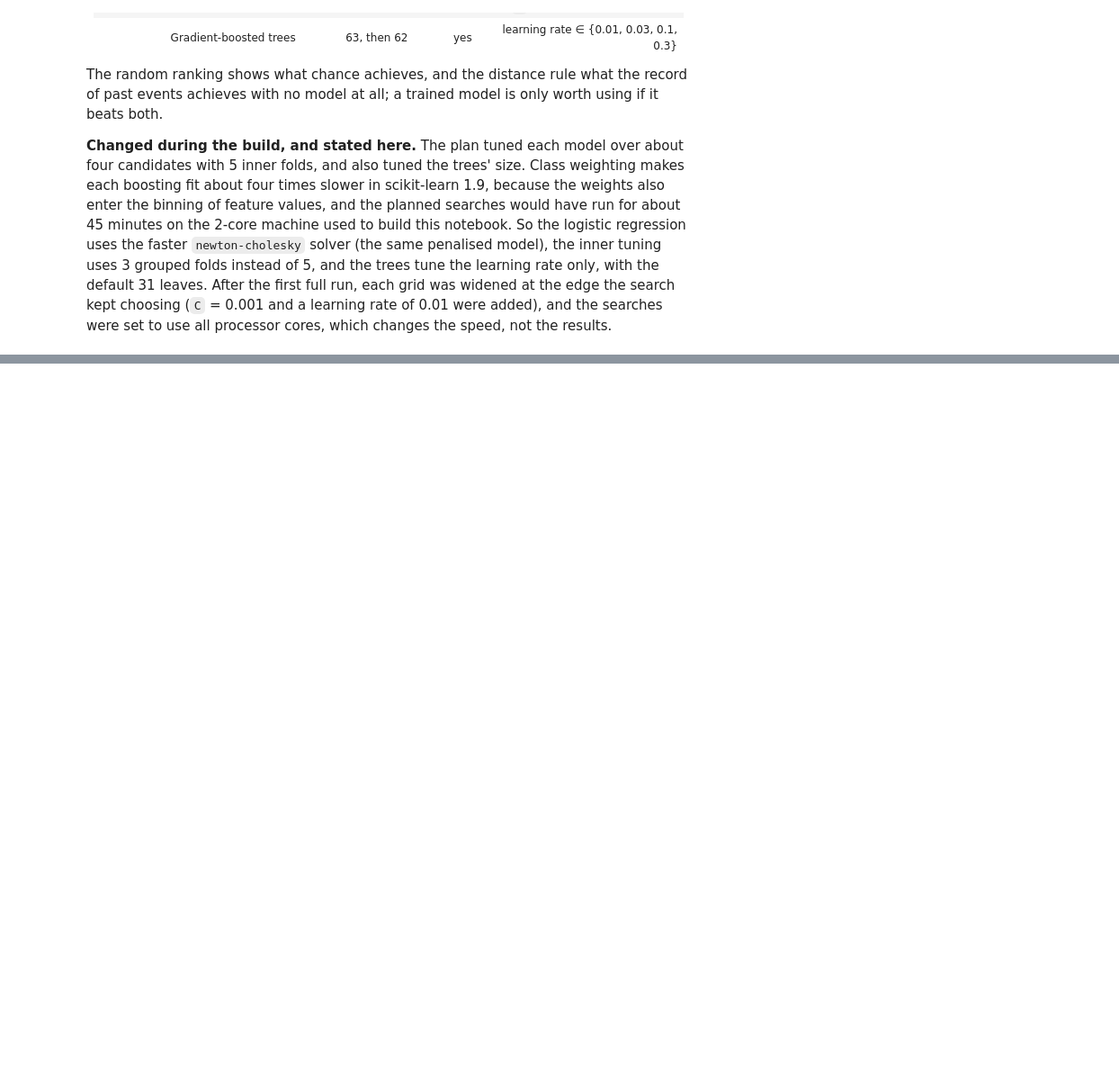
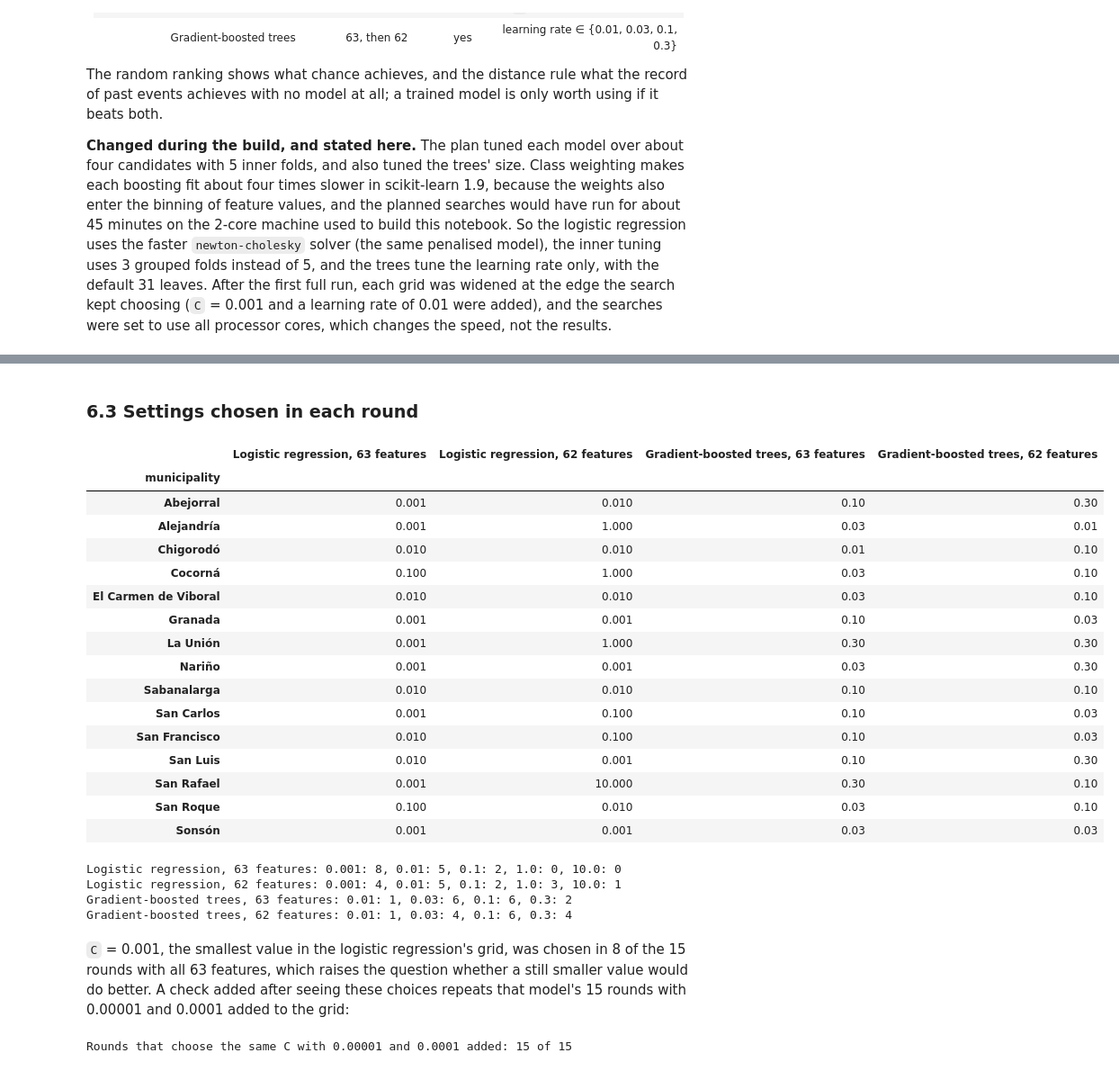
Before and after one commit to travisrcarlson/applied-machine-learning-project, a Jupyter notebook: modeling.ipynb, the cells around one changed output, grey strips where cells are left out. Shown at 90% size. Saved outputs shown, nothing was run; the diff lists cells and outputs as text; code cells hidden in the pictures; blank space fills up the shorter version.

```diff
--- a/modeling.ipynb
+++ b/modeling.ipynb
@@ -716,0 +723,8 @@ def top_share_scores(scores, share=TOP_SHARE):
+# %%
+rng = np.random.default_rng(SEED)
+ranking_scores = {
+    "Random ranking": pd.Series(rng.random(len(df)), index=df.index),
+    "Distance rule": -df["dist_old_mine"],  # nearer past event = higher score
+}
+for name, scores in ranking_scores.items():
+    print(f"{name}: mean PR-AUC over the 15 municipalities {municipality_scores(scores)['PR-AUC'].mean():.3f}")
@@ -716,0 +799,11 @@ def top_share_scores(scores, share=TOP_SHARE):
+# %%
+for model_name in MODELS:
+    search = first_searches[(model_name, "63 features")]
+    (setting,) = search.param_grid
+    table = pd.DataFrame(search.cv_results_["params"]).rename(columns=SETTING_NAME)
+    for fold in range(INNER_CV.n_splits):
+        table[f"fold {fold + 1}"] = search.cv_results_[f"split{fold}_test_score"]
+    table["average"] = search.cv_results_["mean_test_score"]
+    table["chosen"] = np.where(search.cv_results_["rank_test_score"] == 1, "yes", "")
+    print(f"{model_name}, 63 features, Abejorral held out:")
+    display(table.set_index(SETTING_NAME[setting]).round(3))
@@ -716,0 +826,41 @@ def top_share_scores(scores, share=TOP_SHARE):
+# %% [markdown]
+### 6.3 Settings chosen in each round
+# %%
+chosen = pd.concat({f"{model}, {feature_set}": table.iloc[:, 0] for (model, feature_set), table in round_tables.items()},
+                   axis=1)
+display(chosen)
+for column, grid_values in zip(chosen.columns, [LR_GRID["model__C"]] * 2 + [GBT_GRID["learning_rate"]] * 2):
+    counts = chosen[column].value_counts().reindex(grid_values, fill_value=0)
+    print(f"{column}: " + ", ".join(f"{value}: {count}" for value, count in counts.items()))
+# %% [output]
+|  | Logistic regression, 63 features | Logistic regression, 62 features | Gradient-boosted trees, 63 features | Gradient-boosted trees, 62 features |
+| municipality |  |  |  |  |
+| Abejorral | 0.001 | 0.010 | 0.10 | 0.30 |
+| Alejandría | 0.001 | 1.000 | 0.03 | 0.01 |
+| Chigorodó | 0.010 | 0.010 | 0.01 | 0.10 |
+| Cocorná | 0.100 | 1.000 | 0.03 | 0.10 |
+| El Carmen de Viboral | 0.010 | 0.010 | 0.03 | 0.10 |
+| Granada | 0.001 | 0.001 | 0.10 | 0.03 |
+| La Unión | 0.001 | 1.000 | 0.30 | 0.30 |
+| Nariño | 0.001 | 0.001 | 0.03 | 0.30 |
+| Sabanalarga | 0.010 | 0.010 | 0.10 | 0.10 |
+| San Carlos | 0.001 | 0.100 | 0.10 | 0.03 |
+| San Francisco | 0.010 | 0.100 | 0.10 | 0.03 |
+| San Luis | 0.010 | 0.001 | 0.10 | 0.30 |
+| San Rafael | 0.001 | 10.000 | 0.30 | 0.10 |
+| San Roque | 0.100 | 0.010 | 0.03 | 0.10 |
+| Sonsón | 0.001 | 0.001 | 0.03 | 0.03 |
+Logistic regression, 63 features: 0.001: 8, 0.01: 5, 0.1: 2, 1.0: 0, 10.0: 0
+Logistic regression, 62 features: 0.001: 4, 0.01: 5, 0.1: 2, 1.0: 3, 10.0: 1
+Gradient-boosted trees, 63 features: 0.01: 1, 0.03: 6, 0.1: 6, 0.3: 2
+Gradient-boosted trees, 62 features: 0.01: 1, 0.03: 4, 0.1: 6, 0.3: 4
+# %% [markdown]
+`C` = 0.001, the smallest value in the logistic regression's grid, was chosen in 8 of the 15 rounds with all 63 features, which raises the question whether a still smaller value would do better. A check added after seeing these choices repeats that model's 15 rounds with 0.00001 and 0.0001 added to the grid:
+# %%
+wider_grid = {"model__C": [0.00001, 0.0001] + LR_GRID["model__C"]}
+_, wider_rounds, _ = leave_one_municipality_out(make_logistic_regression(FEATURES_63), wider_grid, FEATURES_63,
+                                                verbose=False)
+same_choice = (wider_rounds["C"] == round_tables[("Logistic regression", "63 features")]["C"]).sum()
+print(f"Rounds that choose the same C with 0.00001 and 0.0001 added: {same_choice} of 15")
+# %% [output]
+Rounds that choose the same C with 0.00001 and 0.0001 added: 15 of 15
```
Also changed, not shown: parts of 7 cells of this notebook.
